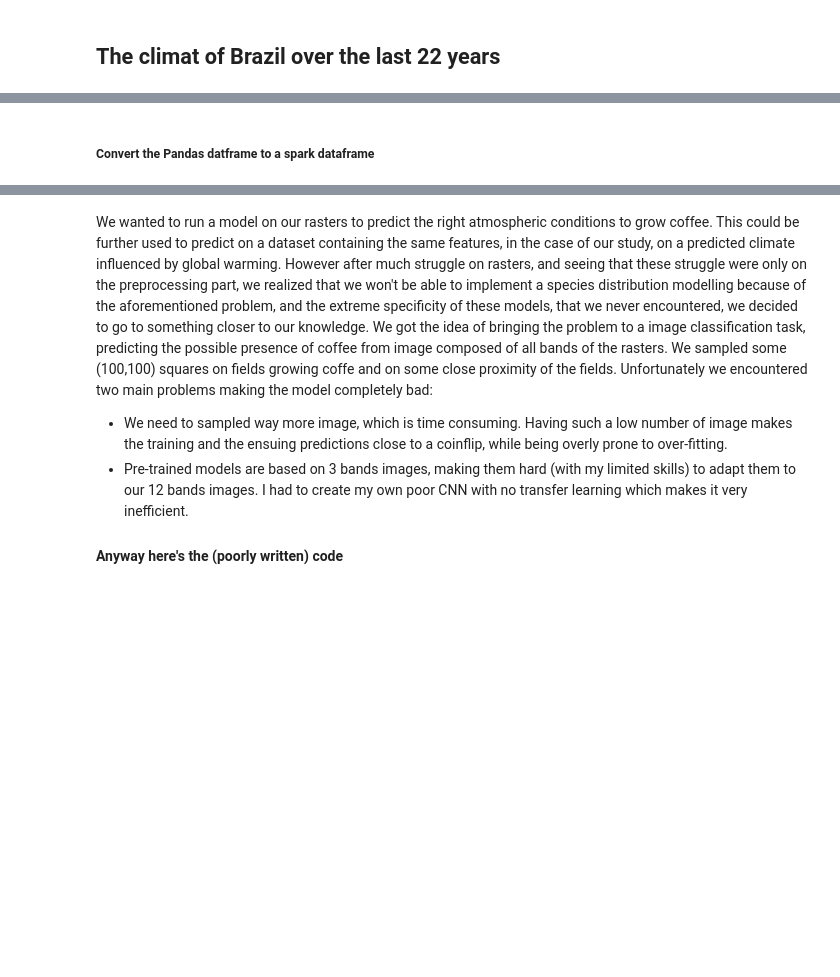
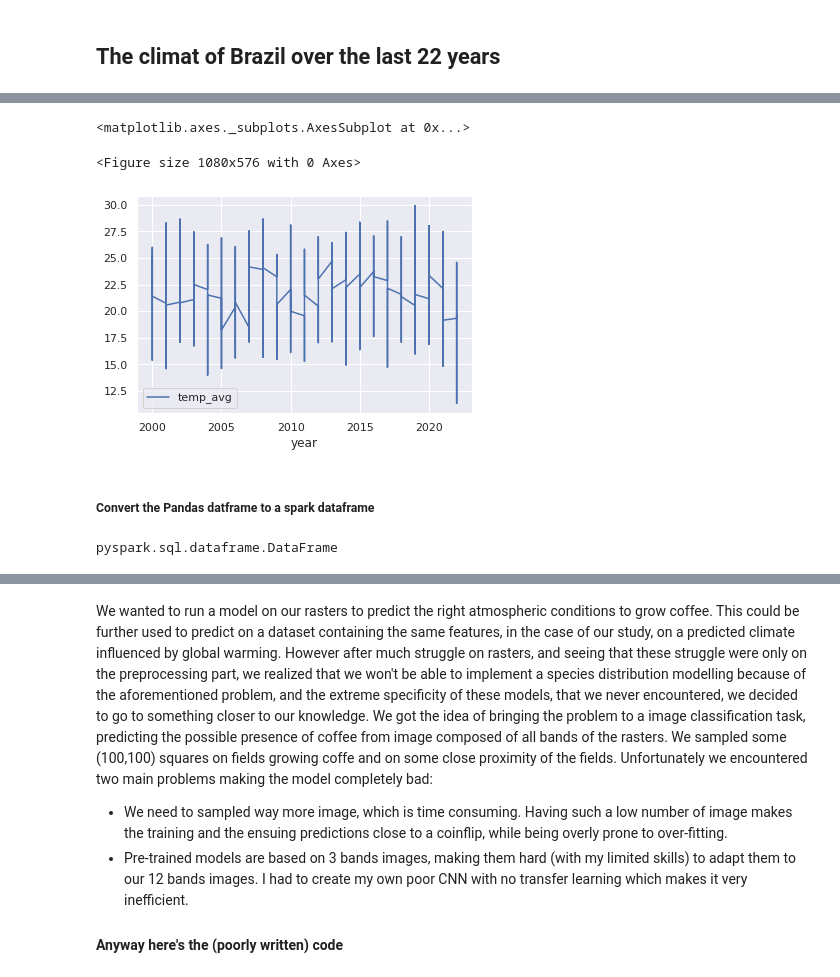
Before and after one commit to Thiziri-Hafir/Donnees_Massives, a Jupyter notebook: quarto_v1.ipynb, the cells around one changed output, grey strips where cells are left out. Saved outputs shown, nothing was run; the diff lists cells and outputs as text; code cells hidden in the pictures; blank space fills up the shorter version.

```diff
--- a/quarto_v1.ipynb
+++ b/quarto_v1.ipynb
@@ -746,8 +822,26 @@ FileNotFoundError: ignored
+# %%
+weather_brazil = weather_brazil.fillna(method='ffill')
+# %%
+# new datetime column
+weather_brazil['datetime'] = pd.to_datetime(weather_brazil['DATA (YYYY-MM-DD)'], format='%Y-%m-%d %H:%M:%S')
+# %%
+weather_brazil['year'] = weather_brazil['datetime'].dt.year
+# %%
+plt.figure(figsize=(15,8))
+station_A001 = weather_brazil ['ESTACAO'] == 'A001'
+w_station_A001 = weather_brazil[station_A001]
+w_station_A001.plot(x='year', y='temp_avg')
+# %% [output]
+<matplotlib.axes._subplots.AxesSubplot at 0x...>
+<Figure size 1080x576 with 0 Axes>
+[figure, added]
 # %% [markdown]
 ##### Convert the Pandas datframe to a spark dataframe
 # %%
 df_weather = pandas_to_spark(weather_brazil)
 # %%
 type(df_weather)
+# %% [output]
+pyspark.sql.dataframe.DataFrame
 # %%
 df_weather.printSchema()
```
Also changed, not shown: parts of 35 cells of this notebook.
